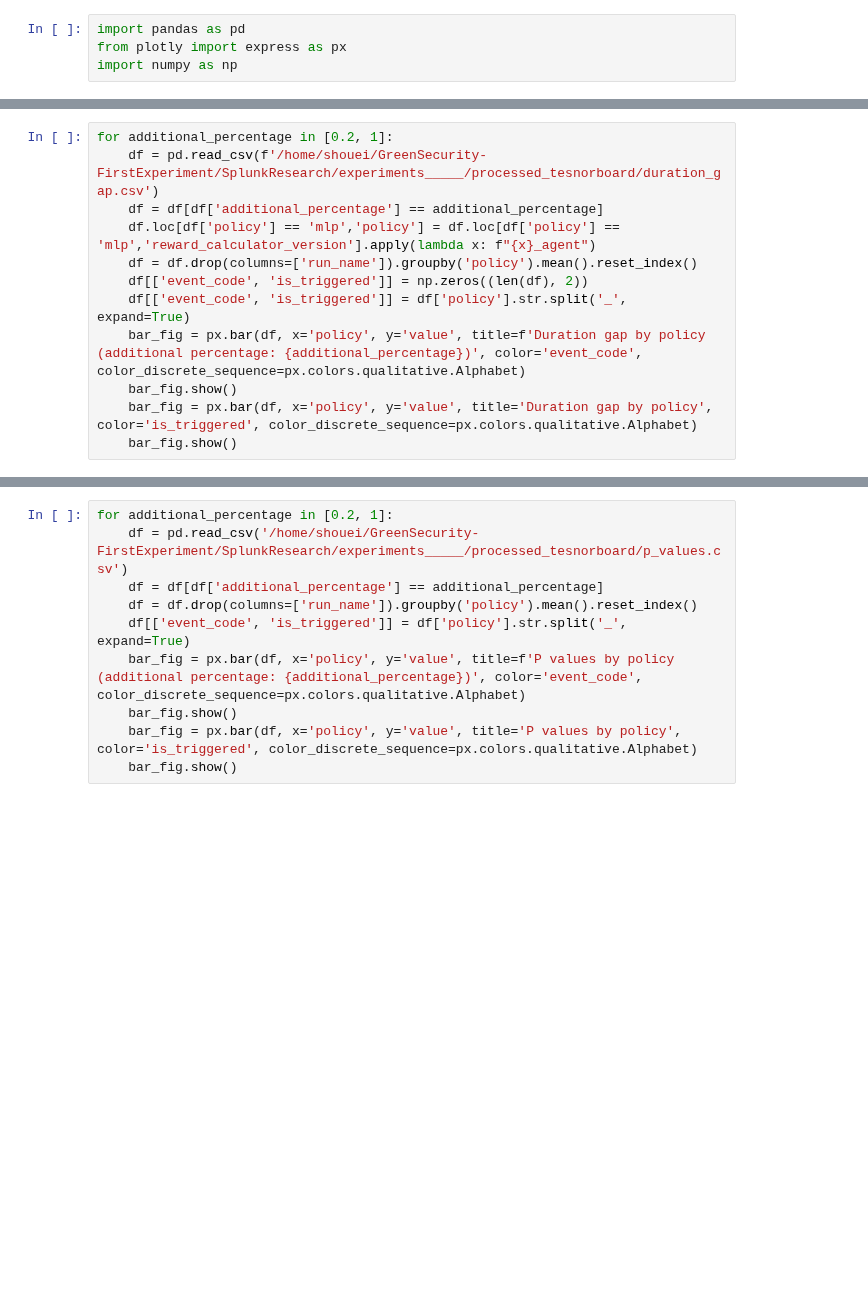
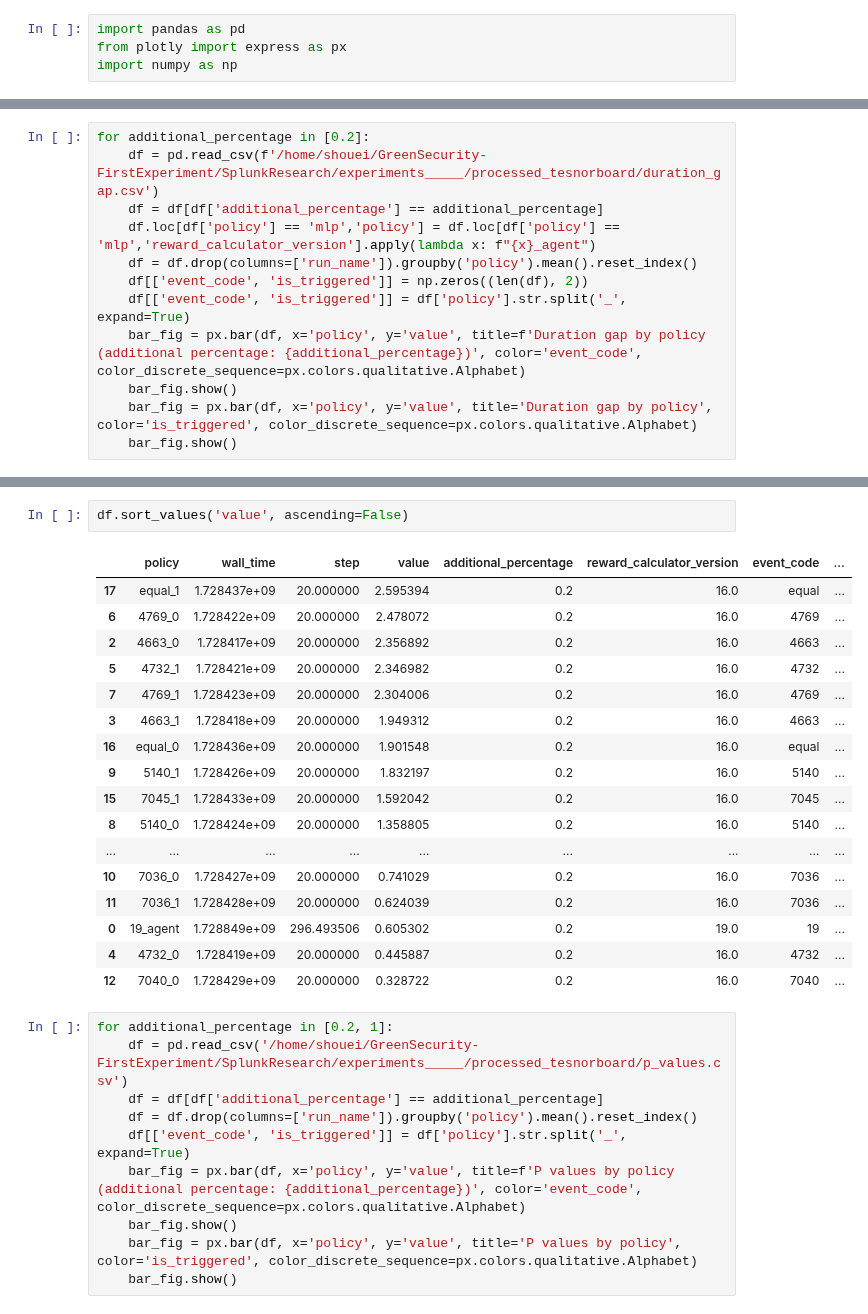
Before and after one commit to sapirani/GreenSecurityMeasurementAndOptimizationFramework, a Jupyter notebook: SplunkResearch/src/result_analysis.ipynb, the cells around one changed output, grey strips where cells are left out. Cells and saved outputs as stored; diff of their text form; blank space fills up the shorter version.

```diff
--- a/SplunkResearch/src/result_analysis.ipynb
+++ b/SplunkResearch/src/result_analysis.ipynb
@@ -20,5 +5,5 @@ Name: reward_calculator_version, Length: 119, dtype: int64
 # %%
-for additional_percentage in [0.2, 1]:
+for additional_percentage in [0.2]:
     df = pd.read_csv(f'/home/shouei/GreenSecurity-FirstExperiment/SplunkResearch/experiments_____/processed_tesnorboard/duration_gap.csv')
     df = df[df['additional_percentage'] == additional_percentage]
     df.loc[df['policy'] == 'mlp','policy'] = df.loc[df['policy'] == 'mlp','reward_calculator_version'].apply(lambda x: f"{x}_agent")
@@ -37,3 +20,23 @@ for additional_percentage in [0.2, 1]:
+# %%
+df.sort_values('value', ascending=False)
+# %% [output]
+|  | policy | wall_time | step | value | additional_percentage | reward_calculator_version | event_code | ... |
+| 17 | equal_1 | 1.728437e+09 | 20.000000 | 2.595394 | 0.2 | 16.0 | equal | ... |
+| 6 | 4769_0 | 1.728422e+09 | 20.000000 | 2.478072 | 0.2 | 16.0 | 4769 | ... |
+| 2 | 4663_0 | 1.728417e+09 | 20.000000 | 2.356892 | 0.2 | 16.0 | 4663 | ... |
+| 5 | 4732_1 | 1.728421e+09 | 20.000000 | 2.346982 | 0.2 | 16.0 | 4732 | ... |
+| 7 | 4769_1 | 1.728423e+09 | 20.000000 | 2.304006 | 0.2 | 16.0 | 4769 | ... |
+| 3 | 4663_1 | 1.728418e+09 | 20.000000 | 1.949312 | 0.2 | 16.0 | 4663 | ... |
+| 16 | equal_0 | 1.728436e+09 | 20.000000 | 1.901548 | 0.2 | 16.0 | equal | ... |
+| 9 | 5140_1 | 1.728426e+09 | 20.000000 | 1.832197 | 0.2 | 16.0 | 5140 | ... |
+| 15 | 7045_1 | 1.728433e+09 | 20.000000 | 1.592042 | 0.2 | 16.0 | 7045 | ... |
+| 8 | 5140_0 | 1.728424e+09 | 20.000000 | 1.358805 | 0.2 | 16.0 | 5140 | ... |
+| ... | ... | ... | ... | ... | ... | ... | ... | ... |
+| 10 | 7036_0 | 1.728427e+09 | 20.000000 | 0.741029 | 0.2 | 16.0 | 7036 | ... |
+| 11 | 7036_1 | 1.728428e+09 | 20.000000 | 0.624039 | 0.2 | 16.0 | 7036 | ... |
+| 0 | 19_agent | 1.728849e+09 | 296.493506 | 0.605302 | 0.2 | 19.0 | 19 | ... |
+| 4 | 4732_0 | 1.728419e+09 | 20.000000 | 0.445887 | 0.2 | 16.0 | 4732 | ... |
+| 12 | 7040_0 | 1.728429e+09 | 20.000000 | 0.328722 | 0.2 | 16.0 | 7040 | ... |
 # %%
 for additional_percentage in [0.2, 1]:
     df = pd.read_csv('/home/shouei/GreenSecurity-FirstExperiment/SplunkResearch/experiments_____/processed_tesnorboard/p_values.csv')
```
Also changed, not shown: parts of 2 cells of this notebook, 7 other files.
